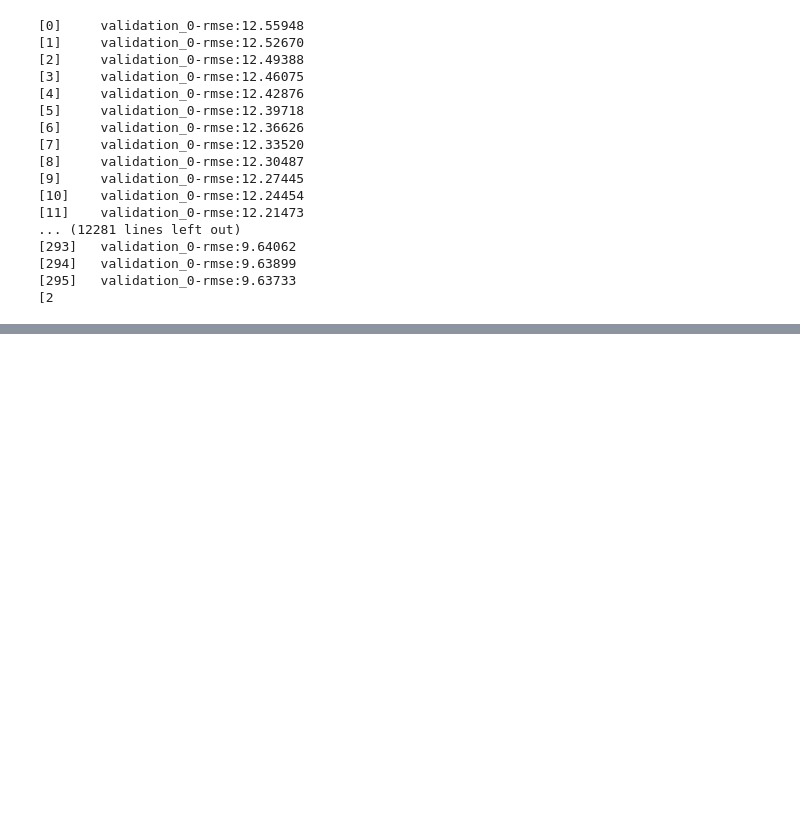
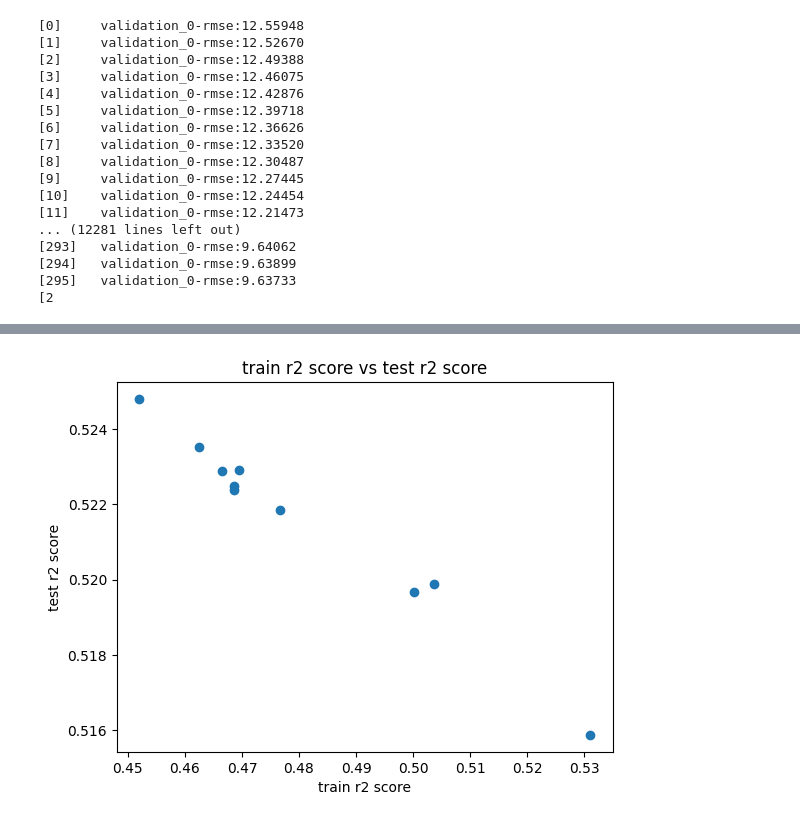
Before and after one commit to Raghav2608/5CCSAMLF-CW_1, a Jupyter notebook: Data_Preprocessing.ipynb, the cells around one changed output, grey strips where cells are left out. Drawn from its saved outputs; the diff is of its cells as text; code cells hidden in the pictures; blank space fills up the shorter version.

```diff
--- a/Data_Preprocessing.ipynb
+++ b/Data_Preprocessing.ipynb
@@ -212,0 +397,9 @@ print(rmse_data)
+# %%
+plt.scatter(accuracies,train_accuracies)
+plt.xlabel("train r2 score")
+plt.ylabel("test r2 score")
+plt.title("train r2 score vs test r2 score")
+#plt.savefig("train_vs_test_r2.png")
+plt.show()
+# %% [output]
+[figure, added]
```
Also changed, not shown: parts of 30 cells of this notebook.
